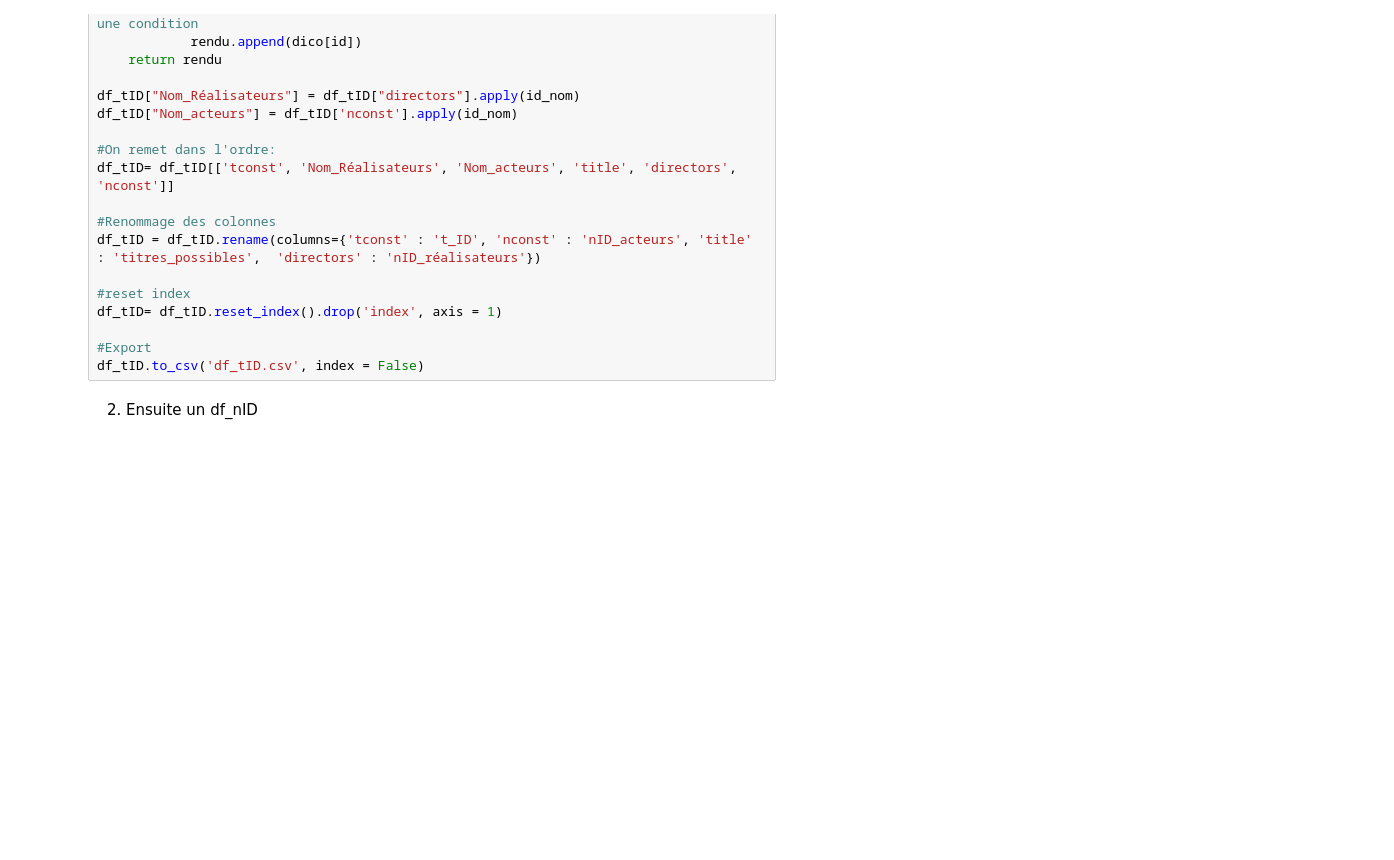
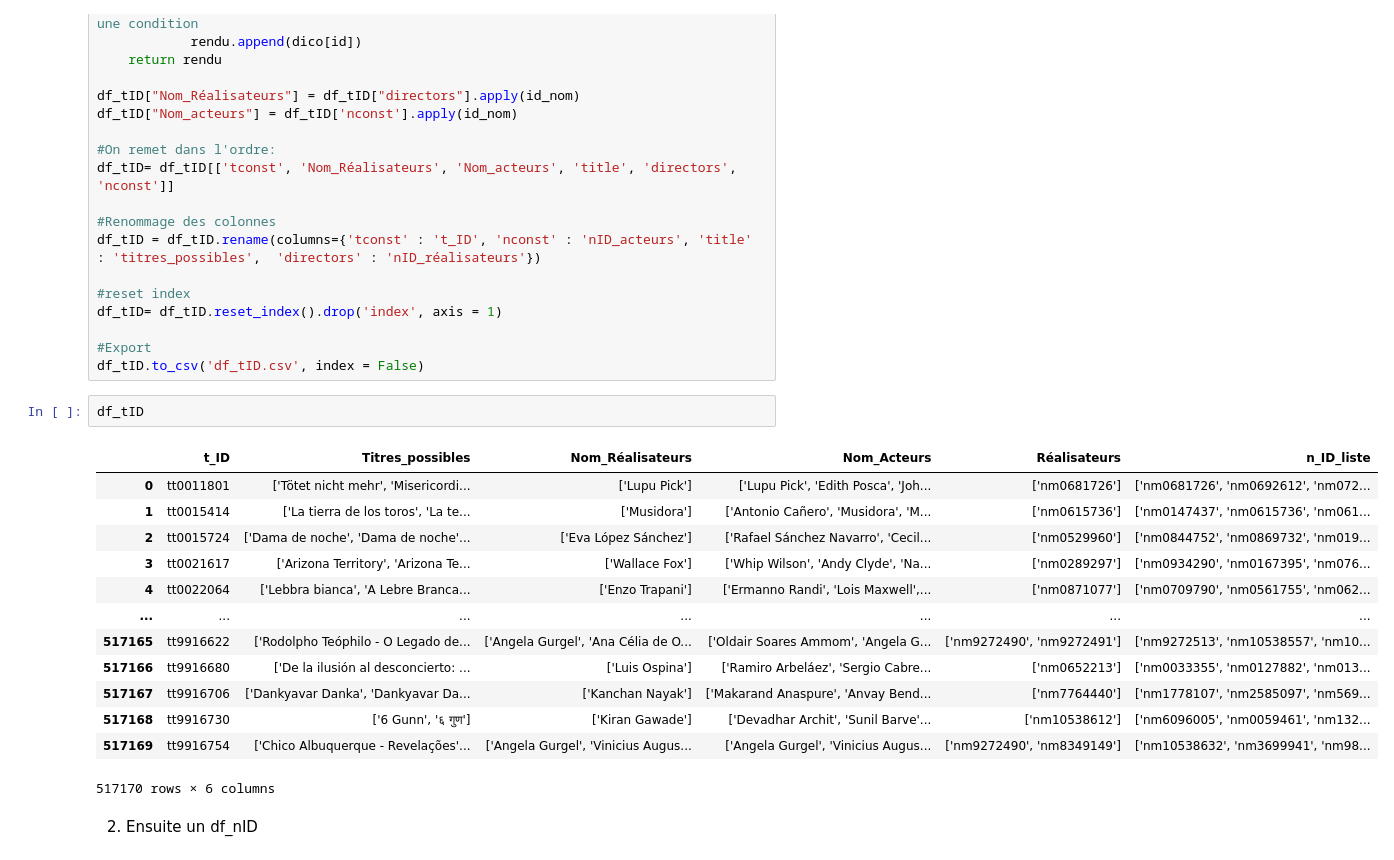
Before and after one commit to Garvoz/Alicine, a Jupyter notebook: codes_tables_finales.ipynb, the cells around one changed output. Saved outputs shown, nothing was run; the diff lists cells and outputs as text; blank space fills up the shorter version.

```diff
--- a/codes_tables_finales.ipynb
+++ b/codes_tables_finales.ipynb
@@ -101,6 +101,22 @@ df_tID= df_tID.reset_index().drop('index', axis = 1)
 
 #Export
 df_tID.to_csv('df_tID.csv', index = False)
+# %%
+df_tID
+# %% [output]
+|  | t_ID | Titres_possibles | Nom_Réalisateurs | Nom_Acteurs | Réalisateurs | n_ID_liste |
+| 0 | tt0011801 | ['Tötet nicht mehr', 'Misericordi... | ['Lupu Pick'] | ['Lupu Pick', 'Edith Posca', 'Joh... | ['nm0681726'] | ['nm0681726', 'nm0692612', 'nm072... |
+| 1 | tt0015414 | ['La tierra de los toros', 'La te... | ['Musidora'] | ['Antonio Cañero', 'Musidora', 'M... | ['nm0615736'] | ['nm0147437', 'nm0615736', 'nm061... |
+| 2 | tt0015724 | ['Dama de noche', 'Dama de noche'... | ['Eva López Sánchez'] | ['Rafael Sánchez Navarro', 'Cecil... | ['nm0529960'] | ['nm0844752', 'nm0869732', 'nm019... |
+| 3 | tt0021617 | ['Arizona Territory', 'Arizona Te... | ['Wallace Fox'] | ['Whip Wilson', 'Andy Clyde', 'Na... | ['nm0289297'] | ['nm0934290', 'nm0167395', 'nm076... |
+| 4 | tt0022064 | ['Lebbra bianca', 'A Lebre Branca... | ['Enzo Trapani'] | ['Ermanno Randi', 'Lois Maxwell',... | ['nm0871077'] | ['nm0709790', 'nm0561755', 'nm062... |
+| ... | ... | ... | ... | ... | ... | ... |
+| 517165 | tt9916622 | ['Rodolpho Teóphilo - O Legado de... | ['Angela Gurgel', 'Ana Célia de O... | ['Oldair Soares Ammom', 'Angela G... | ['nm9272490', 'nm9272491'] | ['nm9272513', 'nm10538557', 'nm10... |
+| 517166 | tt9916680 | ['De la ilusión al desconcierto: ... | ['Luis Ospina'] | ['Ramiro Arbeláez', 'Sergio Cabre... | ['nm0652213'] | ['nm0033355', 'nm0127882', 'nm013... |
+| 517167 | tt9916706 | ['Dankyavar Danka', 'Dankyavar Da... | ['Kanchan Nayak'] | ['Makarand Anaspure', 'Anvay Bend... | ['nm7764440'] | ['nm1778107', 'nm2585097', 'nm569... |
+| 517168 | tt9916730 | ['6 Gunn', '६ गुण'] | ['Kiran Gawade'] | ['Devadhar Archit', 'Sunil Barve'... | ['nm10538612'] | ['nm6096005', 'nm0059461', 'nm132... |
+| 517169 | tt9916754 | ['Chico Albuquerque - Revelações'... | ['Angela Gurgel', 'Vinicius Augus... | ['Angela Gurgel', 'Vinicius Augus... | ['nm9272490', 'nm8349149'] | ['nm10538632', 'nm3699941', 'nm98... |
+517170 rows × 6 columns
 # %% [markdown]
 2. Ensuite un df_nID
 # %%
```
Also changed, not shown: parts of 1 cell of this notebook, 1 other file.
